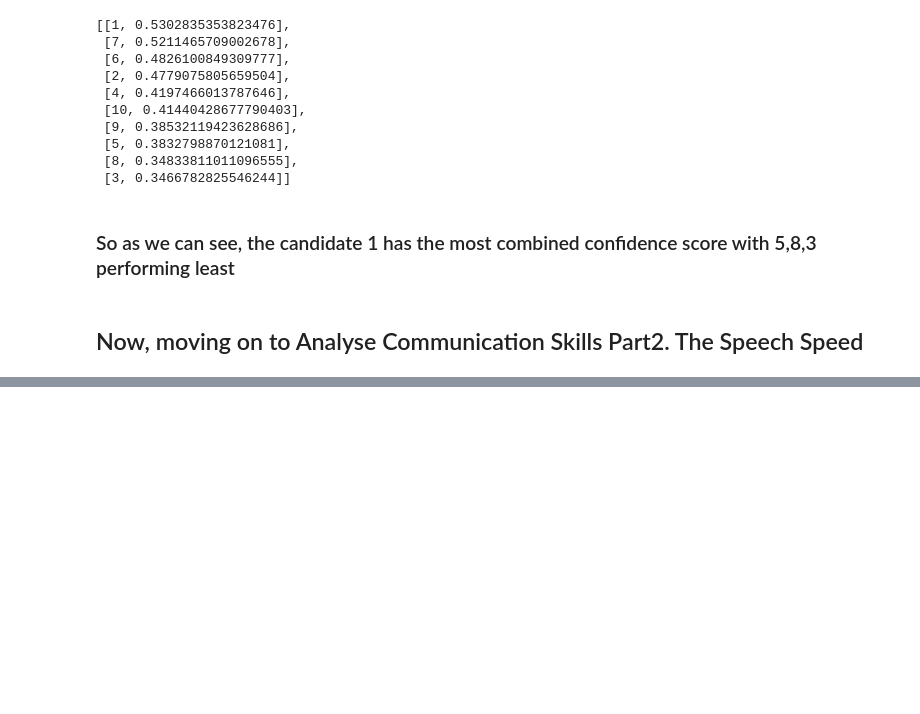
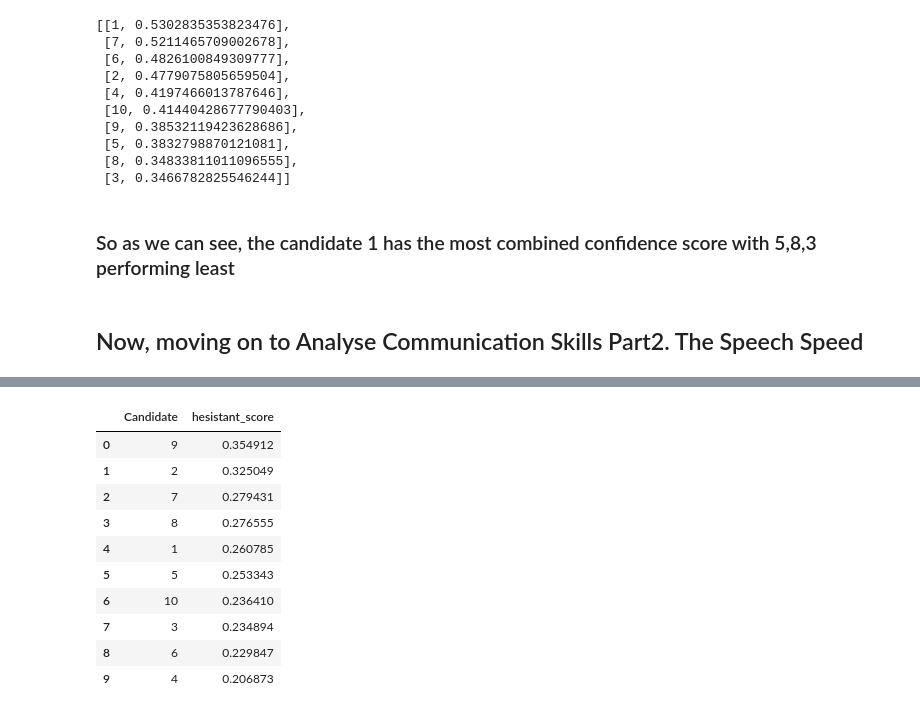
Before and after one commit to AGAMPANDEYY/Interview-NLP-Analytics, a Jupyter notebook: eda.ipynb, the cells around one changed output, grey strips where cells are left out. Saved outputs shown, nothing was run; the diff lists cells and outputs as text; code cells hidden in the pictures; blank space fills up the shorter version.

```diff
--- a/eda.ipynb
+++ b/eda.ipynb
@@ -292,0 +474,16 @@ sorted_comb_conf
+# %%
+candidates_hesistancy_scores
+hesistant_score_df=pd.DataFrame(data=candidates_hesistancy_scores,columns=['Candidate','hesistant_score'])
+hesistant_score_df
+# %% [output]
+|  | Candidate | hesistant_score |
+| 0 | 9 | 0.354912 |
+| 1 | 2 | 0.325049 |
+| 2 | 7 | 0.279431 |
+| 3 | 8 | 0.276555 |
+| 4 | 1 | 0.260785 |
+| 5 | 5 | 0.253343 |
+| 6 | 10 | 0.236410 |
+| 7 | 3 | 0.234894 |
+| 8 | 6 | 0.229847 |
+| 9 | 4 | 0.206873 |
```
Also changed, not shown: parts of 22 cells of this notebook, 1 other file.
